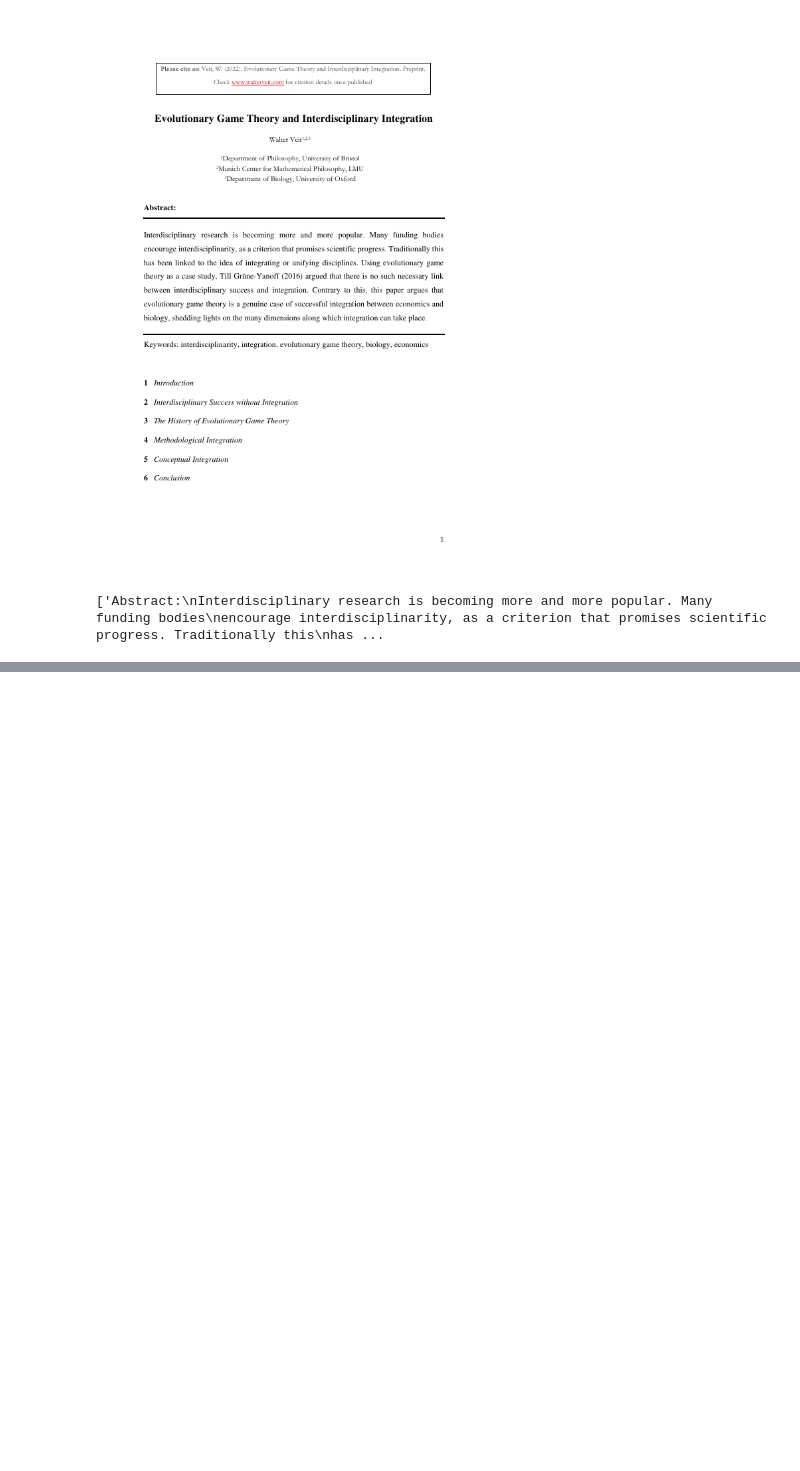
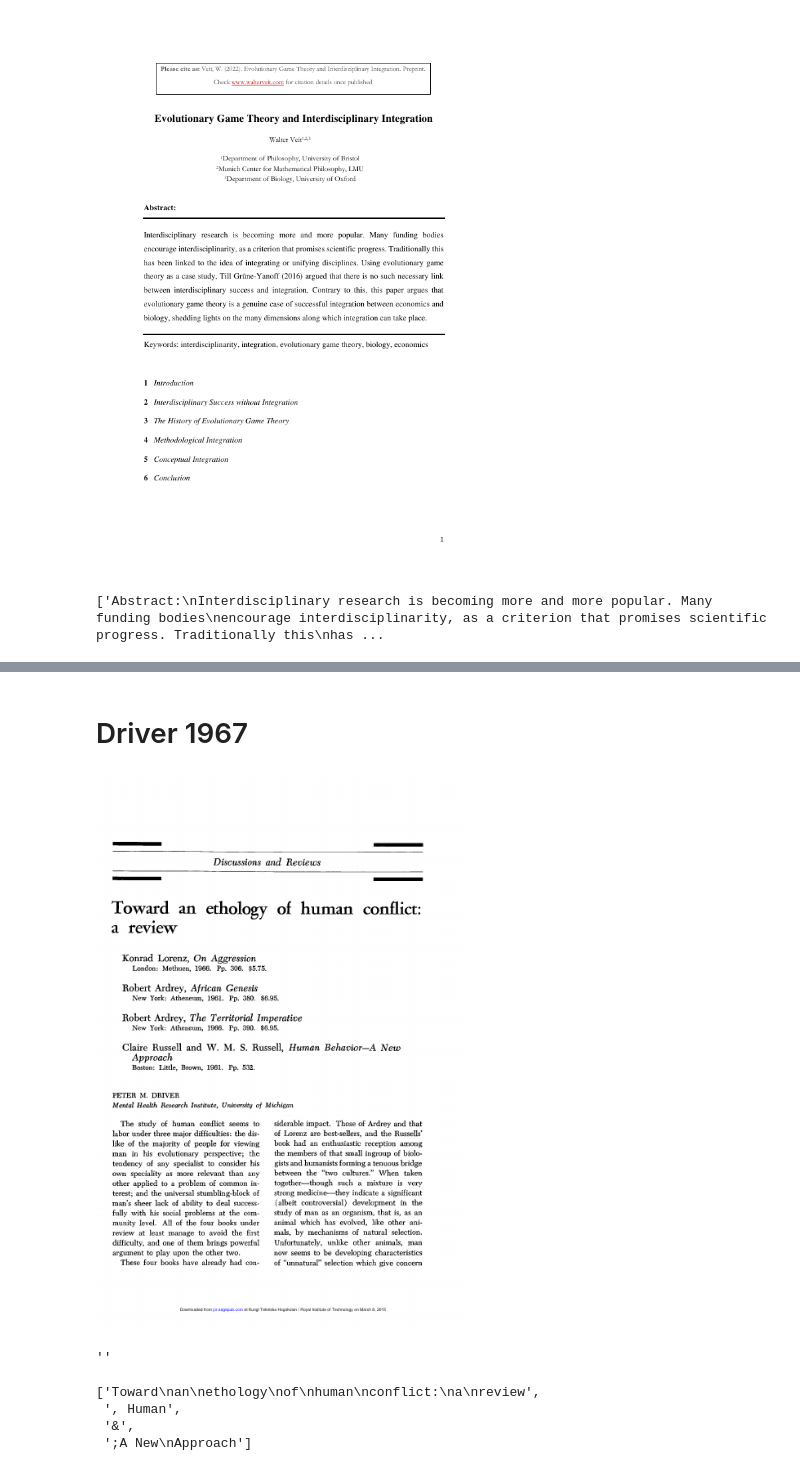
Before and after one commit to jstonge/sci_feuds, a Jupyter notebook: etc/validating_parsing.ipynb, the cells around one changed output, grey strips where cells are left out. Saved outputs shown, nothing was run; the diff lists cells and outputs as text; code cells hidden in the pictures; blank space fills up the shorter version.

```diff
--- a/etc/validating_parsing.ipynb
+++ b/etc/validating_parsing.ipynb
@@ -10,6 +23,9 @@ from mmda.types import Document
 with open('../output/group_selection_mmda/veit_evolutionary_2023.json') as f_in:
     doc_dict = json.load(f_in)
     doc = Document.from_json(doc_dict)
+
+with open("../output/group_selection_grobid/veit_evolutionary_2023.json") as f_in:
+    doc_dict_grobid = json.load(f_in)
 # %%
 display(doc.images[0])
 # %% [output]
@@ -20,0 +71,24 @@ display(doc.images[0])
+# %% [markdown]
+# Driver 1967
+# %%
+with open('../output/group_selection_mmda/driver_discussions_1967.json') as f_in:
+    doc_dict = json.load(f_in)
+    doc = Document.from_json(doc_dict)
+
+with open("../output/group_selection_grobid/driver_discussions_1967.json") as f_in:
+    doc_dict_grobid = json.load(f_in)
+# %%
+display(doc.images[0])
+# %% [output]
+[figure, added]
+# %%
+doc_dict_grobid['title']
+# %% [output]
+''
+# %%
+get_span_by_type(doc, 'Title')
+# %% [output]
+['Toward\nan\nethology\nof\nhuman\nconflict:\na\nreview',
+ ', Human',
+ '&',
+ ';A New\nApproach']
```
Also changed, not shown: parts of 24 cells of this notebook.
